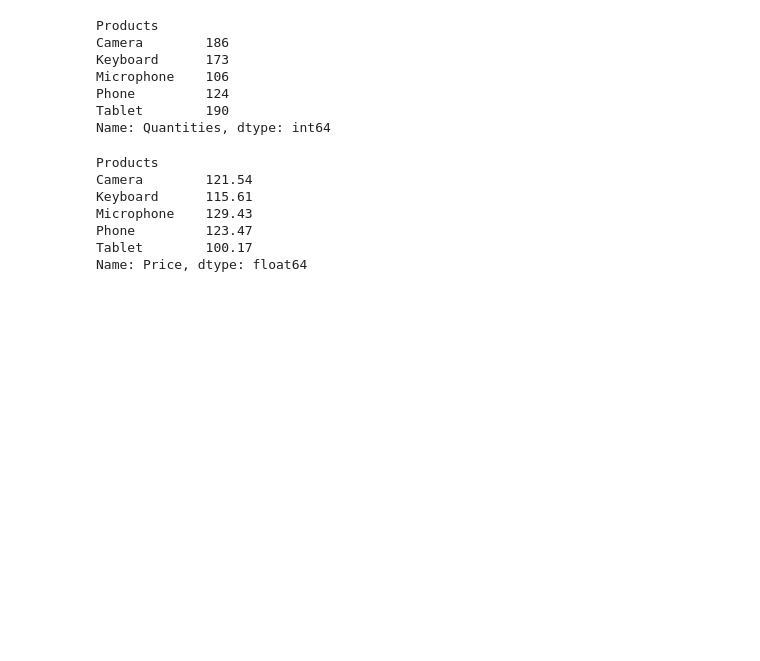
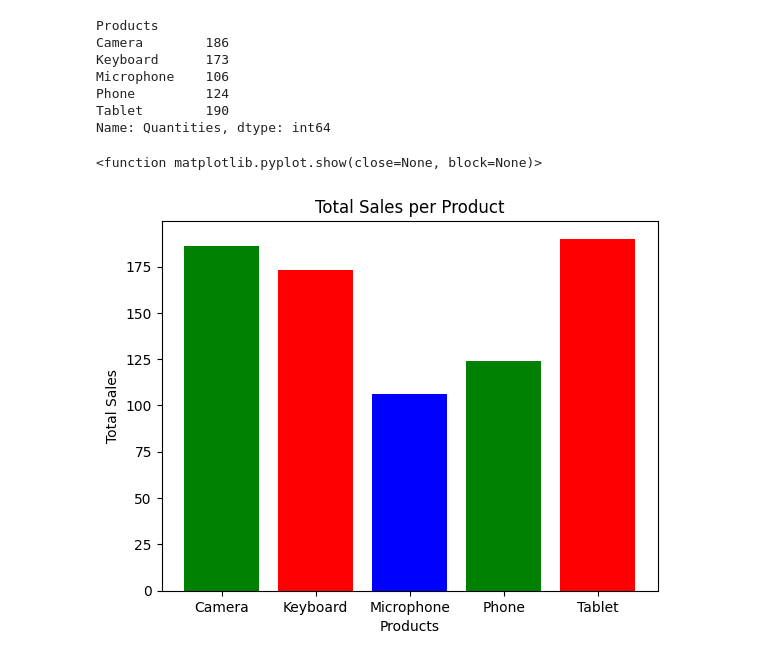
Before and after one commit to plavez/Jupyter, a Jupyter notebook: Pandas Random CSV.ipynb, the cells around one changed output. Drawn from its saved outputs; the diff is of its cells as text; code cells hidden in the pictures; blank space fills up the shorter version.

```diff
--- a/Pandas Random CSV.ipynb
+++ b/Pandas Random CSV.ipynb
@@ -88,7 +109,8 @@ array([[Timestamp('2025-01-25 00:00:00'), 'Microphone', 147.16, 7],
        [Timestamp('2025-01-29 00:00:00'), 'Microphone', 162.92, 1]],
       dtype=object)
 # %%
-df.groupby('Products')['Quantities'].sum()
+products_sales=df.groupby('Products')['Quantities'].sum()
+products_sales
 # %% [output]
 Products
 Camera        186
@@ -98,12 +120,13 @@ Phone         124
 Tablet        190
 Name: Quantities, dtype: int64
 # %%
-df.groupby('Products')['Price'].mean().round(2)
+avarage_prices=df.groupby('Products')['Price'].mean().round(2)
-# %% [output]
-Products
-Camera        121.54
-Keyboard      115.61
-Microphone    129.43
-Phone         123.47
-Tablet        100.17
-Name: Price, dtype: float64
+# %%
+plt.bar(products_sales.index,products_sales.values,color=['green','red','blue'])
+plt.title('Total Sales per Product')
+plt.xlabel('Products')
+plt.ylabel('Total Sales')
+plt.show
+# %% [output]
+<function matplotlib.pyplot.show(close=None, block=None)>
+[figure, added]
```
Also changed, not shown: parts of 3 cells of this notebook.
